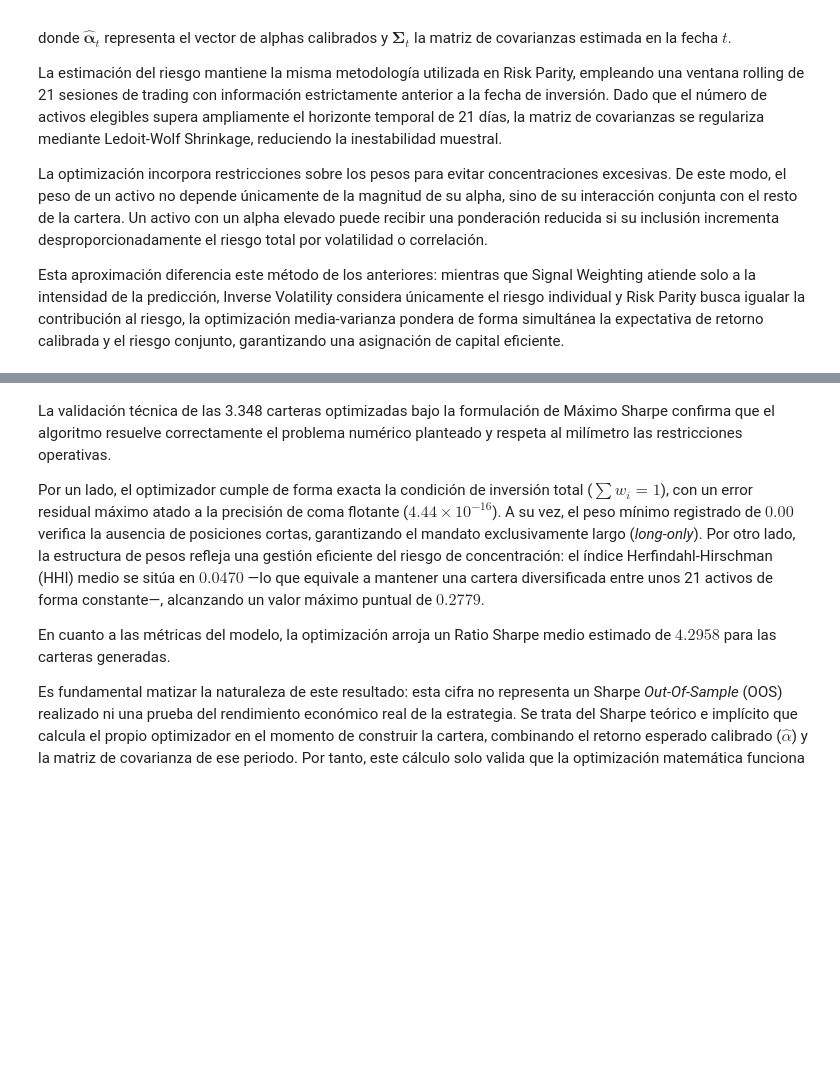
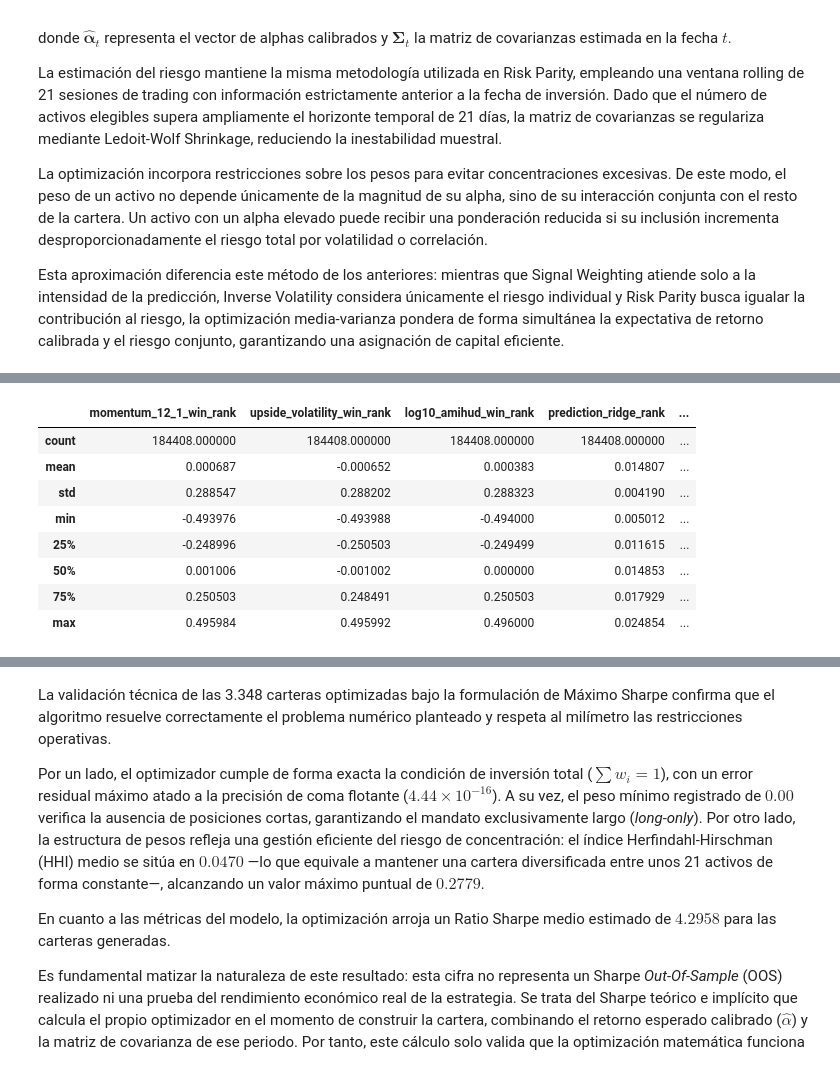
Before and after one commit to PalaciosDaniel/quant-portfolio-project, a Jupyter notebook: notebooks/08_portfolio_construction.ipynb, the cells around one changed output, grey strips where cells are left out. Drawn from its saved outputs; the diff is of its cells as text; code cells hidden in the pictures; blank space fills up the shorter version.

```diff
--- a/notebooks/08_portfolio_construction.ipynb
+++ b/notebooks/08_portfolio_construction.ipynb
@@ -4050,0 +4001,12 @@ KeyboardInterrupt:
+# %%
+oos_expected_alpha
+# %% [output]
+|  | momentum_12_1_win_rank | upside_volatility_win_rank | log10_amihud_win_rank | prediction_ridge_rank | ... |
+| count | 184408.000000 | 184408.000000 | 184408.000000 | 184408.000000 | ... |
+| mean | 0.000687 | -0.000652 | 0.000383 | 0.014807 | ... |
+| std | 0.288547 | 0.288202 | 0.288323 | 0.004190 | ... |
+| min | -0.493976 | -0.493988 | -0.494000 | 0.005012 | ... |
+| 25% | -0.248996 | -0.250503 | -0.249499 | 0.011615 | ... |
+| 50% | 0.001006 | -0.001002 | 0.000000 | 0.014853 | ... |
+| 75% | 0.250503 | 0.248491 | 0.250503 | 0.017929 | ... |
+| max | 0.495984 | 0.495992 | 0.496000 | 0.024854 | ... |
```
Also changed, not shown: parts of 5 cells of this notebook, 1 other file.
